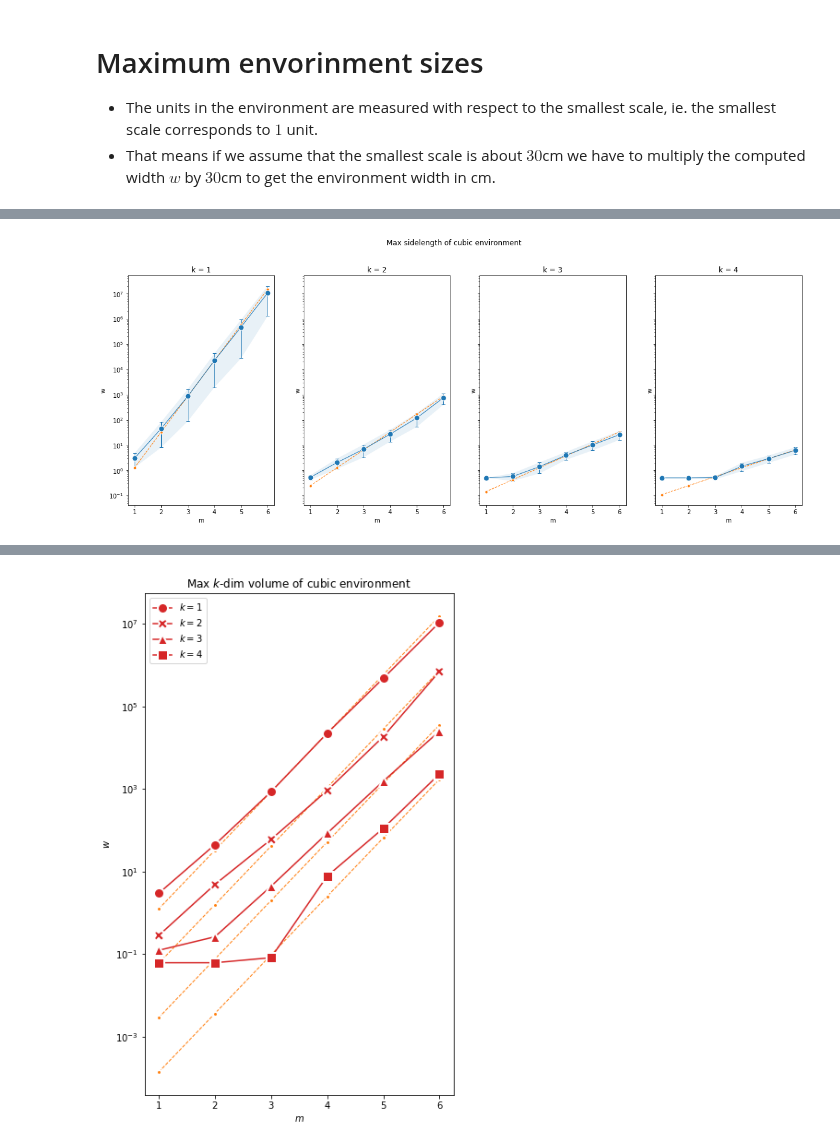
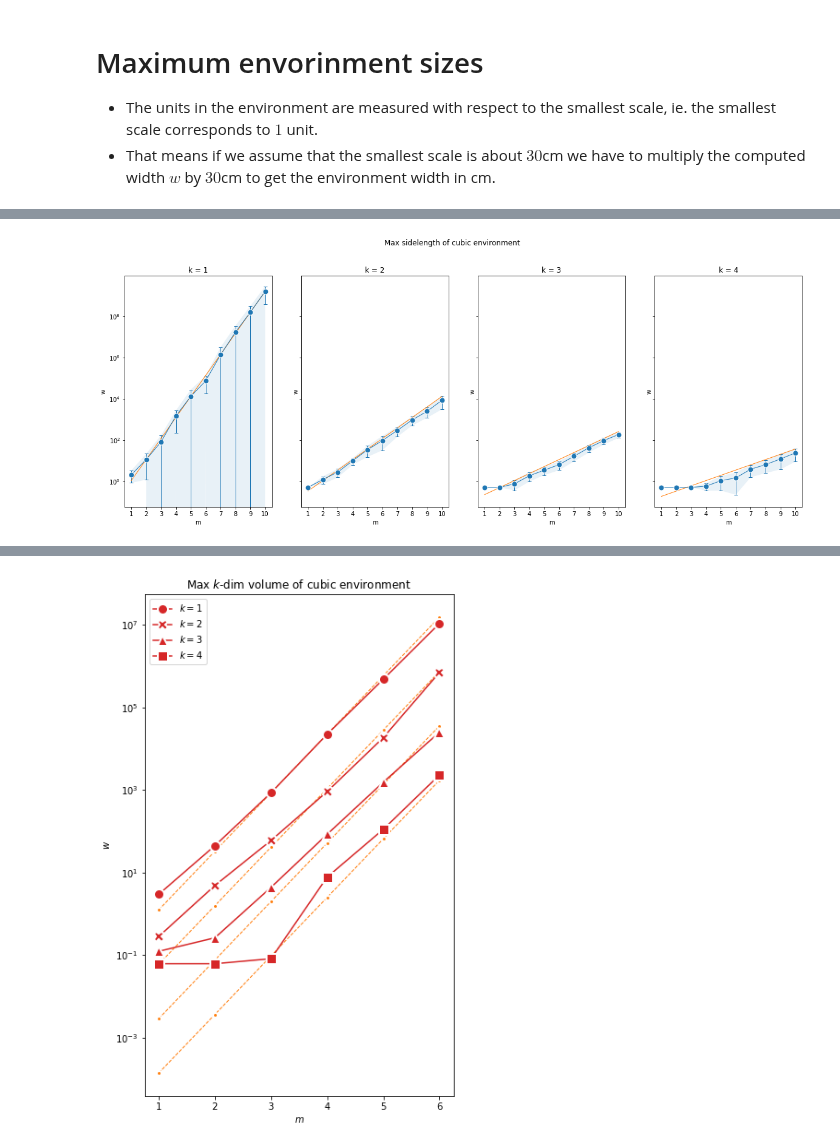
Before and after one commit to mirkoklukas/htmresearch, a Jupyter notebook: projects/kdimgrid/jupyter/Capacity graphs .ipynb, the cells around one changed output, grey strips where cells are left out. Cells and saved outputs as stored; diff of their text form; code cells hidden in the pictures.

```diff
--- a/projects/kdimgrid/jupyter/Capacity graphs .ipynb
+++ b/projects/kdimgrid/jupyter/Capacity graphs .ipynb
@@ -46,10 +54,14 @@ Datasets:
 
 """
 
+# filename = "../results/temp.p"
+filename = "../results/cap_data_0.p"
+# filename = "../results/cap_data_m12_k6_t1_shuff_A__2018-09-06_14:16:59.p"
 # filename = "../results/cap_data_m6_k4_t20___2018-08-15_14:50:36.p"
 # filename = "../results/cap_data_m6_k4_t50___2018-08-15_15:08:06.p"
 # filename="../results/cap_data_m6_k4_t20_dec_A__2018-08-29_17:31:04.p"
-filename="../results/cap_data_m6_k4_t50___2018-08-15_15:08:06.p"
+# filename="../results/cap_data_m12_k6_t1_shuff_A__2018-09-06_14:16:59.p"
+
 with open(filename, 'r') as f:
     data = pickle.load(f)
 
@@ -65,8 +77,8 @@ mean_vol       = data["mean_vol"]
 mean_emb_vol   = data["mean_emb_vol"]
 mean_det_R     = data["mean_det_R"]
 phase_resolution = data["phase_resolution"]
-ms = data["ms"]
-ks = data["ks"]
+ms = np.array(data["ms"])
+ks = np.array(data["ks"])
 
 k_max = max(ks)
 m_max = max(ms)
@@ -149,36 +277,37 @@ for k in ks:
     ax[i].set_yscale("log")
 
     mu = mean_width[:,k-1]
     std = std_width[:,k-1]
 
 
 
 
     ax[i].errorbar(ms, mu, std,
                    linewidth=1,
                    marker="o",
                    markeredgecolor="white",
                    markersize=9,
                    capsize=3)
 
 
+
     ax[i].fill_between(ms,  mu + std , mu - std, alpha=0.1)
 
     ax[i].plot(ms, inferred_width[:, k-1],
              c="C1",
-             marker=".",
+#              marker=".",
              markeredgewidth=1,
              markersize=10,
-             linestyle="--",
+             linestyle="-",
              markeredgecolor="white",
              linewidth=1)
 
 
 
 
 plt.show()
 # %% [output]
-[figure, old version]
+[figure, new version]
 # %%
 marker = ["o", "X", "^", "s"]
 
```
Also changed, not shown: parts of 10 cells of this notebook, 22 other files.
